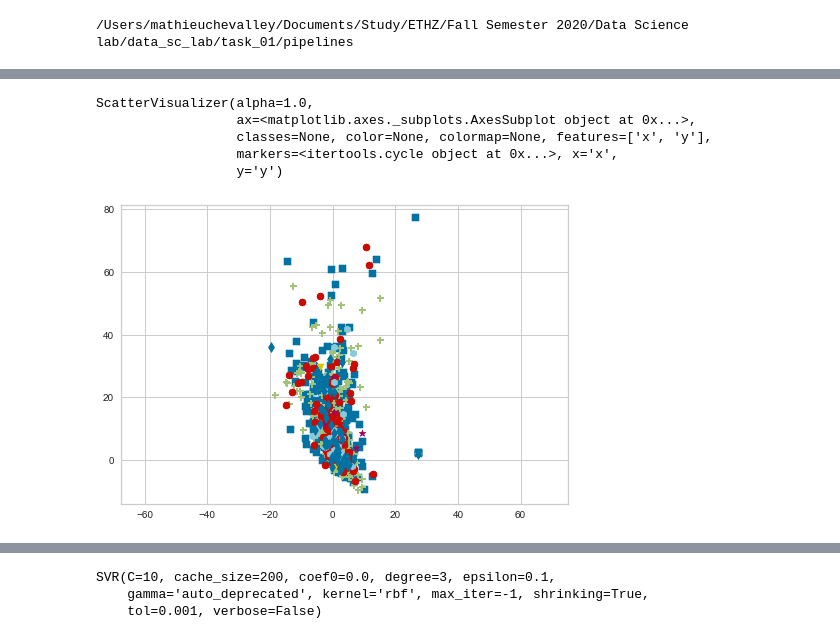
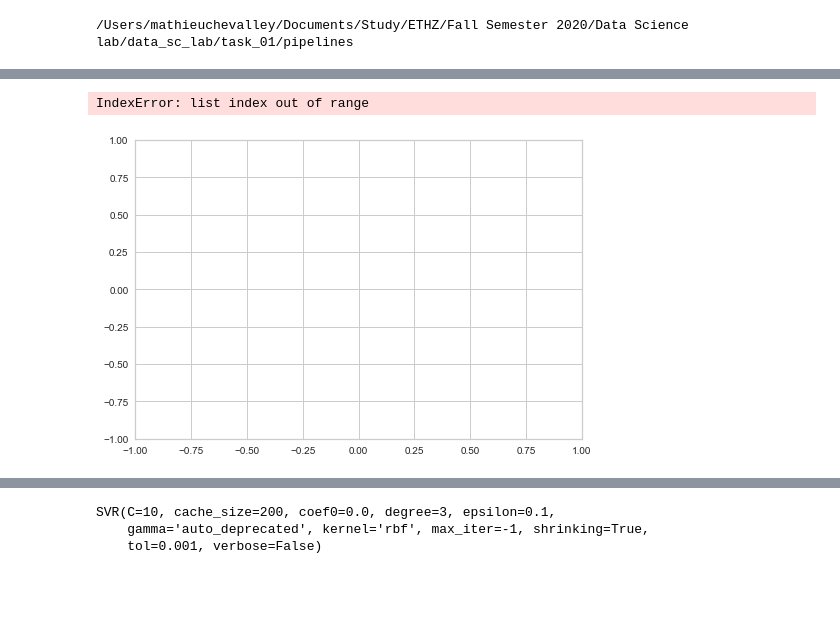
Before and after one commit to pauldelacour/data_sc_lab, a Jupyter notebook: task_02/swan_predictions/autoencoder.ipynb, the cells around one changed output, grey strips where cells are left out. Drawn from its saved outputs; the diff is of its cells as text; code cells hidden in the pictures; blank space fills up the shorter version.

```diff
--- a/task_02/swan_predictions/autoencoder.ipynb
+++ b/task_02/swan_predictions/autoencoder.ipynb
@@ -108,14 +130,10 @@ array([[ 1.5333463e+00,  7.8951620e-02, -5.1571169e+00, ...,
 from yellowbrick.contrib import ScatterVisualizer
 # %%
 visualizer = ScatterVisualizer(x="x", y="y")
-visualizer.fit(encoded_imgs[:, :2], y_train[:, 1].astype(int))
+visualizer.fit(encoded_imgs[:, :2], y_train[:, 0].astype(int))
 # %% [output]
-ScatterVisualizer(alpha=1.0,
-                  ax=<matplotlib.axes._subplots.AxesSubplot object at 0x...>,
-                  classes=None, color=None, colormap=None, features=['x', 'y'],
-                  markers=<itertools.cycle object at 0x...>, x='x',
-                  y='y')
+IndexError: list index out of range
-[figure, old version]
+[figure, new version]
 # %%
 from yellowbrick.text import TSNEVisualizer
 tsne = TSNEVisualizer(decompose=None)
```
Also changed, not shown: parts of 43 cells of this notebook, 8 other files.
